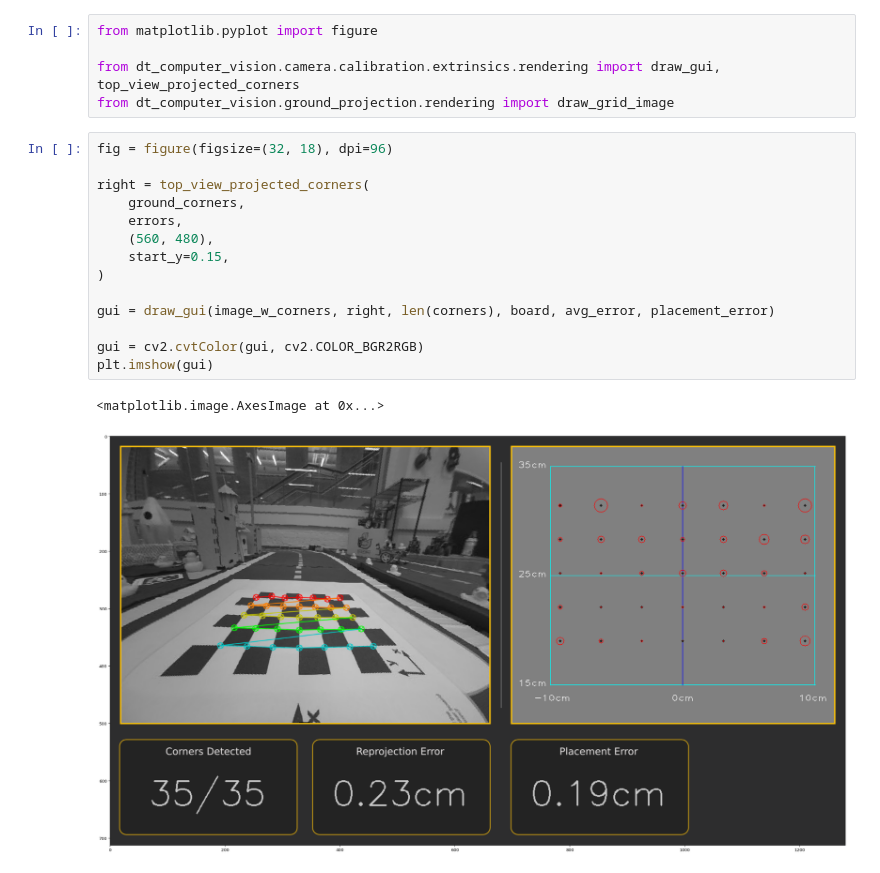
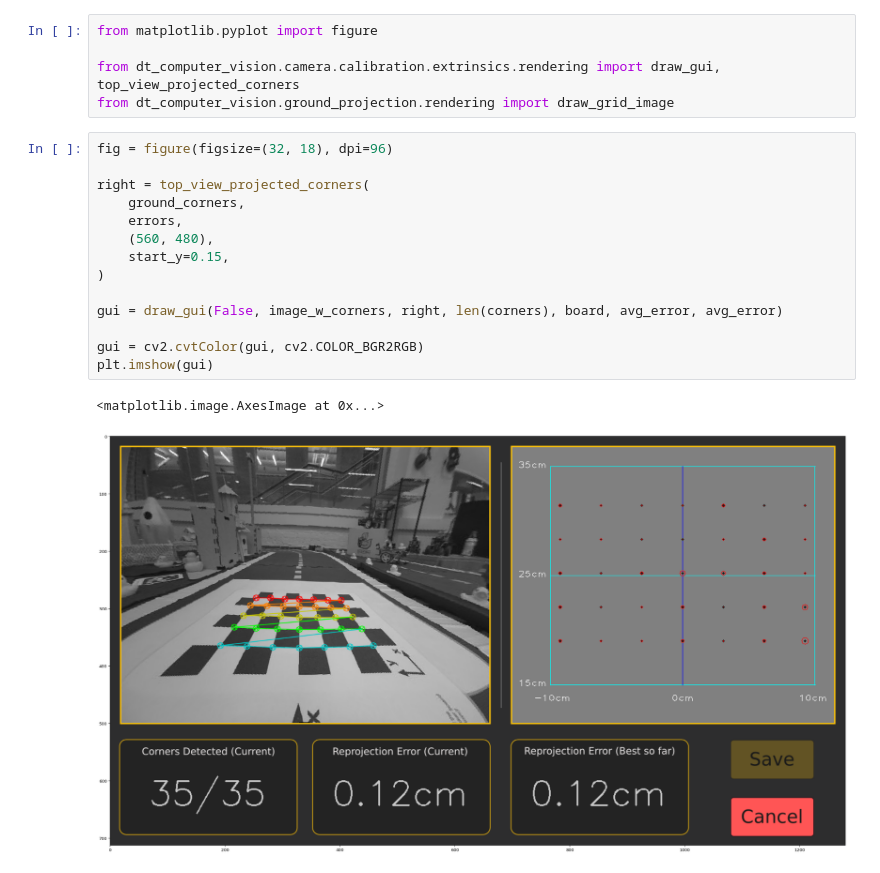
Before and after one commit to duckietown/lib-dt-computer-vision, a Jupyter notebook: notebooks/20-extrinsics-calibration.ipynb, the cells around one changed output. Saved outputs shown, nothing was run; the diff lists cells and outputs as text.

```diff
--- a/notebooks/20-extrinsics-calibration.ipynb
+++ b/notebooks/20-extrinsics-calibration.ipynb
@@ -146,17 +146,17 @@ from dt_computer_vision.ground_projection.rendering import draw_grid_image
 # %%
 fig = figure(figsize=(32, 18), dpi=96)
 
 right = top_view_projected_corners(
     ground_corners,
     errors,
     (560, 480),
     start_y=0.15,
 )
 
-gui = draw_gui(image_w_corners, right, len(corners), board, avg_error, placement_error)
+gui = draw_gui(False, image_w_corners, right, len(corners), board, avg_error, avg_error)
 
 gui = cv2.cvtColor(gui, cv2.COLOR_BGR2RGB)
 plt.imshow(gui)
 # %% [output]
 <matplotlib.image.AxesImage at 0x...>
-[figure, old version]
+[figure, new version]
```
Also changed, not shown: parts of 3 cells of this notebook.
